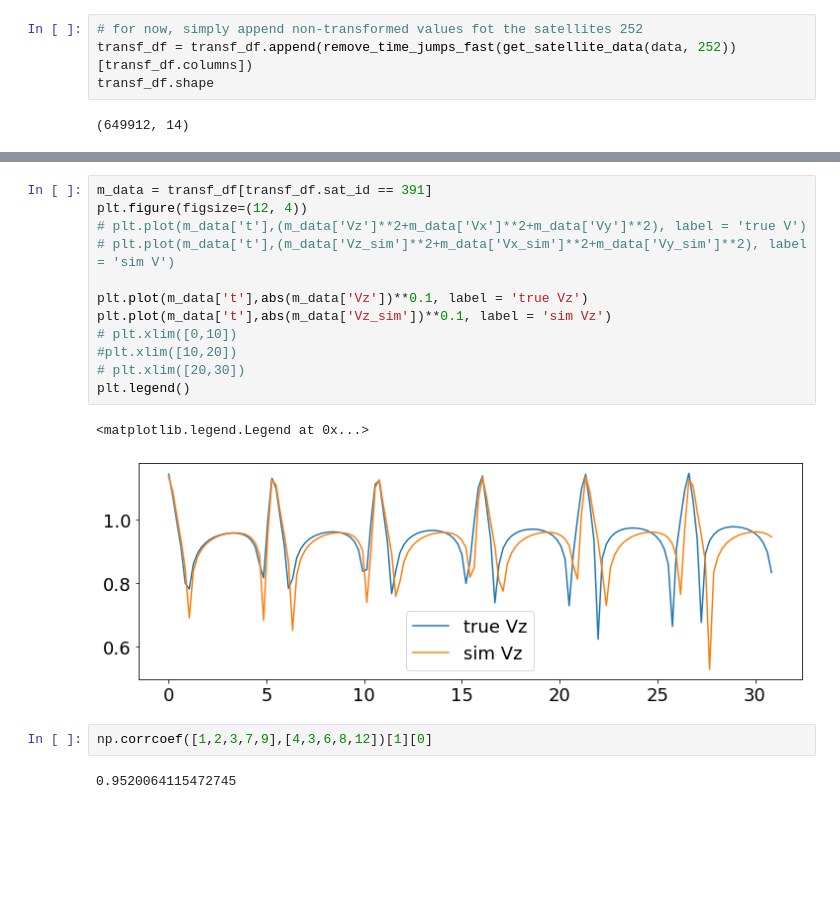
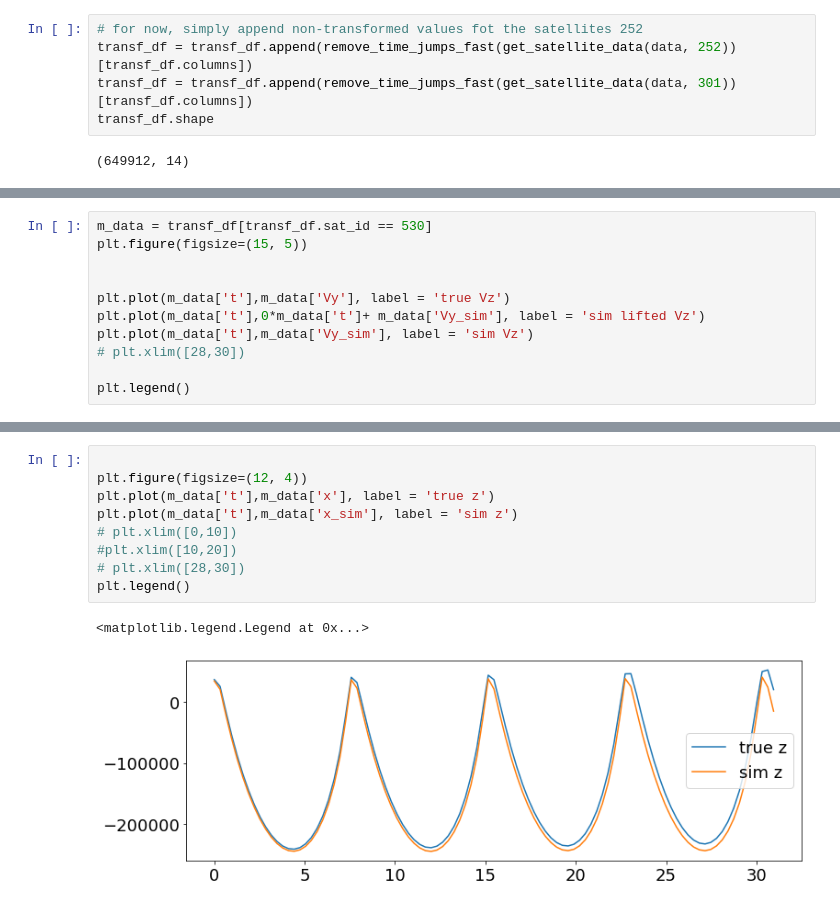
Before and after one commit to Mixanik-43/IDAO-2020, a Jupyter notebook: utils_notebook_tk.ipynb, the cells around one changed output, grey strips where cells are left out. Saved outputs shown, nothing was run; the diff lists cells and outputs as text; blank space fills up the shorter version.

```diff
--- a/utils_notebook_tk.ipynb
+++ b/utils_notebook_tk.ipynb
@@ -500,6 +515,7 @@ transf_df.shape
 # %%
 # for now, simply append non-transformed values fot the satellites 252
 transf_df = transf_df.append(remove_time_jumps_fast(get_satellite_data(data, 252))[transf_df.columns])
+transf_df = transf_df.append(remove_time_jumps_fast(get_satellite_data(data, 301))[transf_df.columns])
 transf_df.shape
 # %% [output]
 (649912, 14)
@@ -537,0 +522,11 @@ Name: new_z, Length: 147, dtype: float64
+# %%
+m_data = transf_df[transf_df.sat_id == 530]
+plt.figure(figsize=(15, 5))
+
+
+plt.plot(m_data['t'],m_data['Vy'], label = 'true Vz')
+plt.plot(m_data['t'],0*m_data['t']+ m_data['Vy_sim'], label = 'sim lifted Vz')
+plt.plot(m_data['t'],m_data['Vy_sim'], label = 'sim Vz')
+# plt.xlim([28,30])
+
+plt.legend()
@@ -538,19 +536,12 @@ Name: new_z, Length: 147, dtype: float64
 # %%
-m_data = transf_df[transf_df.sat_id == 391]
+
 plt.figure(figsize=(12, 4))
-# plt.plot(m_data['t'],(m_data['Vz']**2+m_data['Vx']**2+m_data['Vy']**2), label = 'true V')
-# plt.plot(m_data['t'],(m_data['Vz_sim']**2+m_data['Vx_sim']**2+m_data['Vy_sim']**2), label = 'sim V')
-
-plt.plot(m_data['t'],abs(m_data['Vz'])**0.1, label = 'true Vz')
-plt.plot(m_data['t'],abs(m_data['Vz_sim'])**0.1, label = 'sim Vz')
+plt.plot(m_data['t'],m_data['x'], label = 'true z')
+plt.plot(m_data['t'],m_data['x_sim'], label = 'sim z')
 # plt.xlim([0,10])
 #plt.xlim([10,20])
-# plt.xlim([20,30])
+# plt.xlim([28,30])
 plt.legend()
 # %% [output]
 <matplotlib.legend.Legend at 0x...>
-[figure, old version]
+[figure, new version]
-# %%
-np.corrcoef([1,2,3,7,9],[4,3,6,8,12])[1][0]
-# %% [output]
-0.9520064115472745
```
Also changed, not shown: parts of 21 cells of this notebook.
